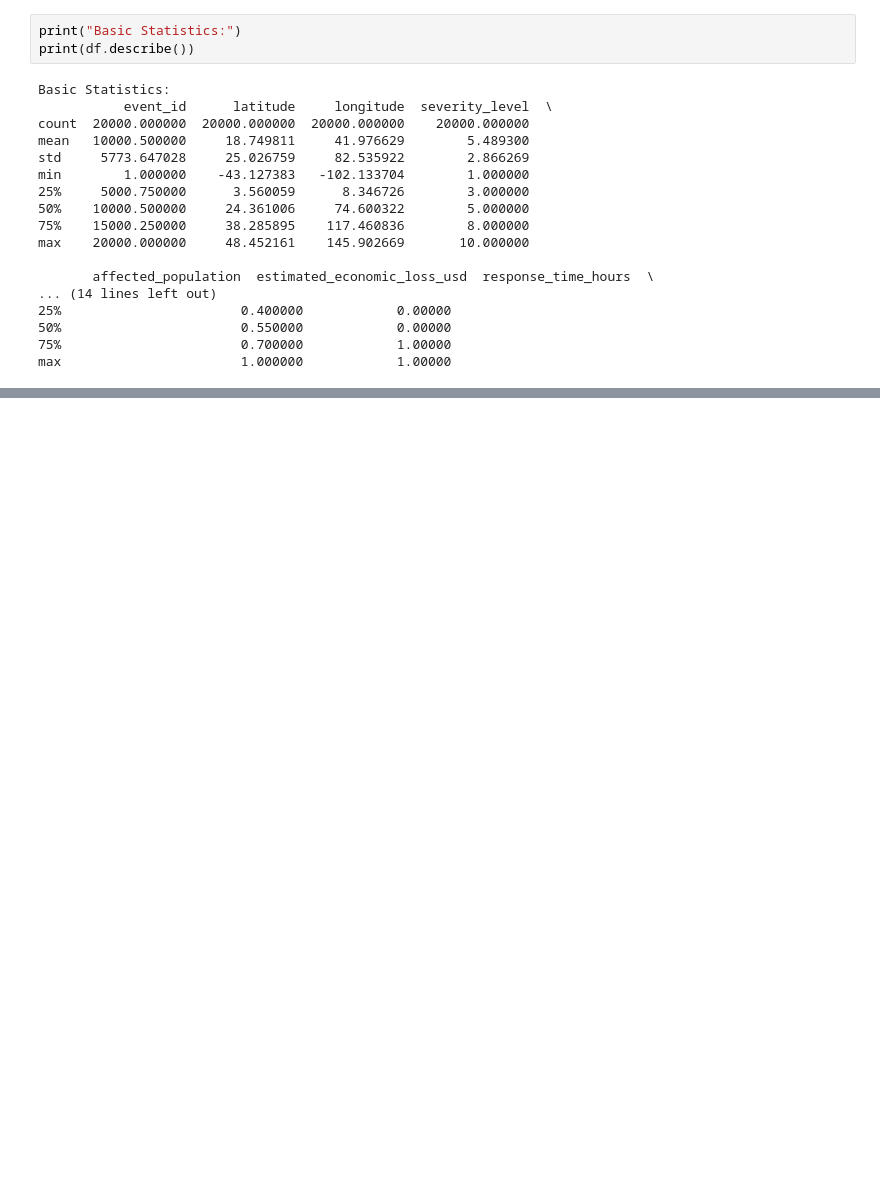
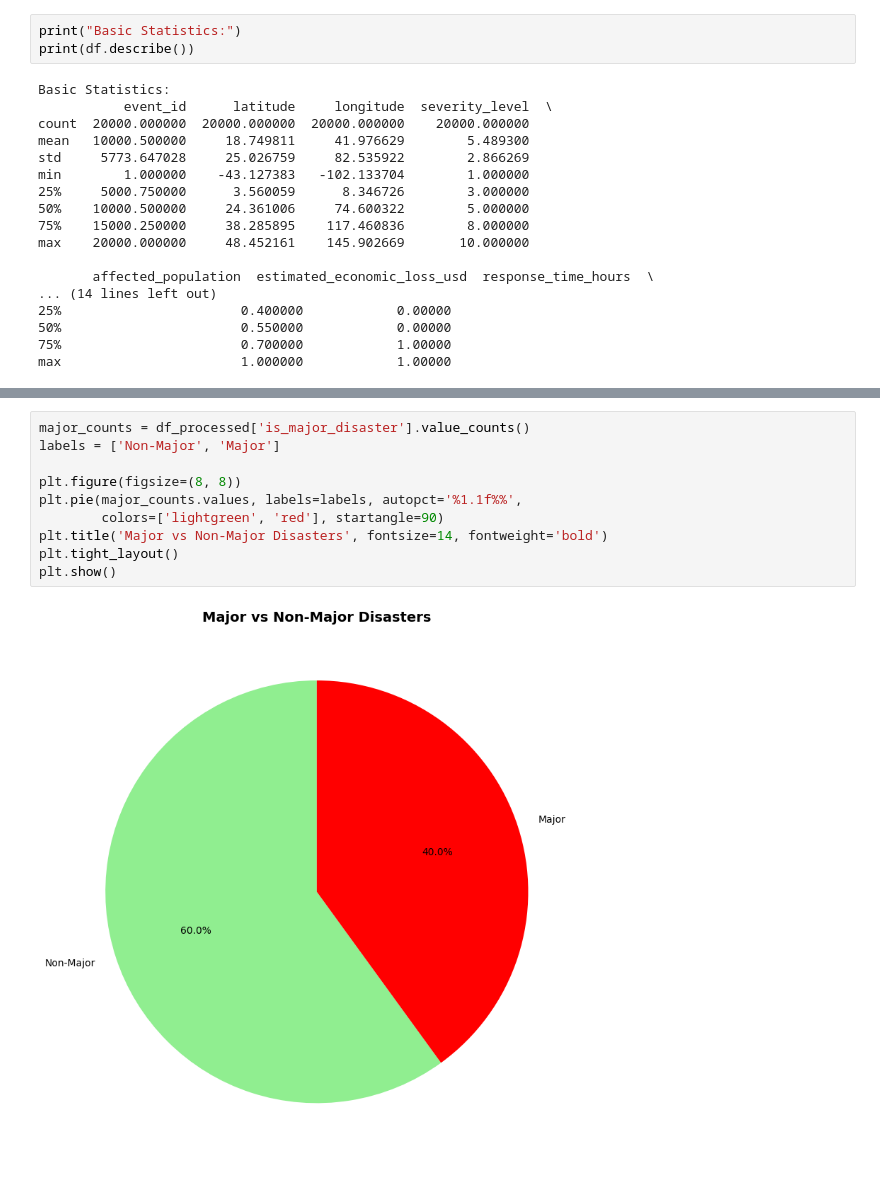
Before and after one commit to Sumithelonde/EV54_Quantum, a Jupyter notebook: model.ipynb, the cells around one changed output, grey strips where cells are left out. Cells and saved outputs as stored; diff of their text form; blank space fills up the shorter version.

```diff
--- a/model.ipynb
+++ b/model.ipynb
@@ -192,0 +182,12 @@ plt.show()
+# %%
+major_counts = df_processed['is_major_disaster'].value_counts()
+labels = ['Non-Major', 'Major']
+
+plt.figure(figsize=(8, 8))
+plt.pie(major_counts.values, labels=labels, autopct='%1.1f%%',
+        colors=['lightgreen', 'red'], startangle=90)
+plt.title('Major vs Non-Major Disasters', fontsize=14, fontweight='bold')
+plt.tight_layout()
+plt.show()
+# %% [output]
+[figure, added]
```
Also changed, not shown: parts of 71 cells of this notebook, 23 other files.
